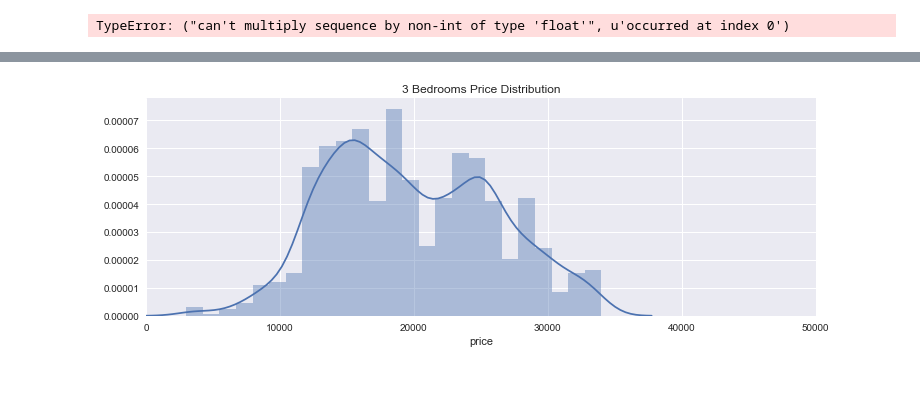
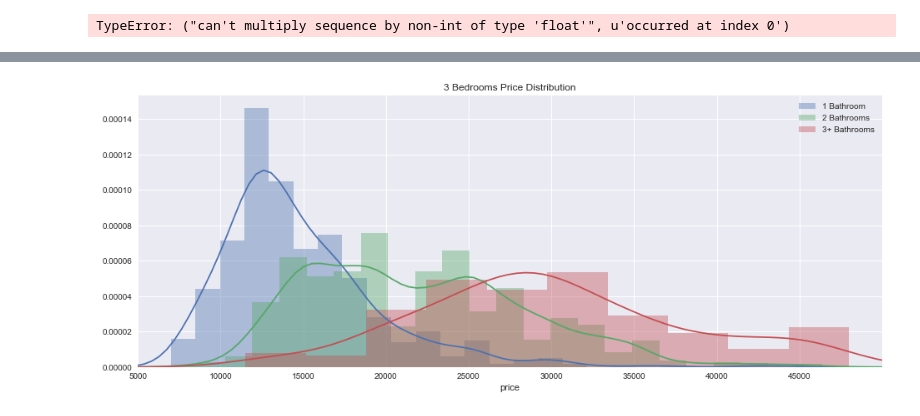
Before and after one commit to tjspross/scrapy_smartshanghai, a Jupyter notebook: ss_analysis.ipynb, the cells around one changed output, grey strips where cells are left out. Cells and saved outputs as stored; diff of their text form; code cells hidden in the pictures; blank space fills up the shorter version.

```diff
--- a/ss_analysis.ipynb
+++ b/ss_analysis.ipynb
@@ -46,7 +46,6 @@ df['publish_week']=(df['publish_time'] - pd.to_timedelta(df['publish_time'].dt.d
 
 #create rooms columns
 df['rooms'] = df['rooms'].str.replace(', [0-9]* Storage','').str.strip()
-df.loc[df['rooms']=='']
 df['rooms_BR'] = df['rooms'].str.extract('([0-9]*) Bedroom',0).fillna(0).astype('int')
 df['rooms_BA'] = df['rooms'].str.extract('.*, ([0-9]*) Bathroom',0).fillna(0).astype('int')
 
@@ -71,11 +70,27 @@ df = df.loc[~df.index.isin(sublets3.index)]
 df = df.loc[~df.index.isin(sublets.index)]
 
 for i in xrange(0,4):
-    # filtering out top 2% apartments and bottom 1%
+    # filtering out top 1% apartments
     upper_lim = df.loc[df['rooms_BR']==i]['price'].quantile(0.99)
-    lower_lim = df.loc[df['rooms_BR']==i]['price'].quantile(0.01)
     df = df.loc[~((df['price']>upper_lim) & (df['rooms_BR']==i))]
-    df = df.loc[~((df['price']<lower_lim) & (df['rooms_BR']==i))]
+
+# filtering out 4 bedrooms more than 70,000 RMB and less tahn 8000 RMB. This analysis does not concern luxury apartments
+df = df.loc[~((df['price']<8000) & (df['rooms_BR']==4))]
+df = df.loc[~((df['price']>=70000) & (df['rooms_BR']==4))]
+# filtering out 3 bedrooms less than 7000, 6000 seems to be a better cutoff
+df = df.loc[~((df['price']>=50000) & (df['rooms_BR']==3))]
+df = df.loc[~((df['price']<7000) & (df['rooms_BR']==3))]
+# filtering out 2 bedrooms less than 4500, there are some 2BR in Jiading or Putuo for 4500 or 5k
+df = df.loc[~((df['price']<4500) & (df['rooms_BR']==2))]
+df = df.loc[~((df['price']>=30000) & (df['rooms_BR']==2))]
+
+# Clean size column
+df.set_value(df['size']=='sqm','size',None)
+temp=df['size'].str.extract('([0-9]*)\+|([0-9]*)\.|([0-9]*) sqm',expand=False).replace(' ',np.nan).replace('',np.nan).fillna(0)
+df['size_int']= temp.astype('int').sum(axis=1)
+df.set_value(df['size_int']==0,'size_int',np.nan)
+# filter for obscenely small and large apartments
+df = df.loc[(df['size_int']>=15) &(df['size_int']<=300)]
 
 # Define columns
 main_cols = ['area','author','description','floor','latitude',
@@ -88,5 +103,5 @@ checkbox_cols = ['air_filter','central_aircon','balcony','dryer','dvd_player','e
 weeks = df['publish_week'].value_counts()[0:6].index
 weeks = weeks.sort_values()
 
-df = df.loc[df['longitude'].astype('str')!='']
+df = df.loc[df['longitude'].astype('str') !='']
 df = df.loc[df['latitude'].astype('str')!='']
@@ -282,8 +240,18 @@ Name: area, dtype: int64
 # %%
-plt.figure(figsize=(12,4))
-sns.distplot(df.loc[(df['rooms_BR']==3) & (~df['posted_type'].isin(['Shared apartment','Service Apartment']))]['price'],bins=25)
+plt.figure(figsize=(16,6))
+sns.distplot(df.loc[(df['rooms_BR']==3) & (df['rooms_BA']==1) &
+                    (~df['posted_type'].isin(['Shared apartment','Service Apartment']))]['price'],
+             bins=25,label='1 Bathroom')
+sns.distplot(df.loc[(df['rooms_BR']==3) & (df['rooms_BA']==2) &
+                    (~df['posted_type'].isin(['Shared apartment','Service Apartment']))]['price'],
+             bins=25,label='2 Bathrooms')
+sns.distplot(df.loc[(df['rooms_BR']==3) & (df['rooms_BA']>2) &
+                    (~df['posted_type'].isin(['Shared apartment','Service Apartment']))]['price'],
+             bins=10,label='3+ Bathrooms')
 plt.title("3 Bedrooms Price Distribution")
-plt.xlim(0,50000)
+plt.legend()
+plt.xticks(np.arange(5000,50000,5000))
+plt.xlim(5000,50000)
 plt.show()
 # %% [output]
-[figure, old version]
+[figure, new version]
```
Also changed, not shown: parts of 34 cells of this notebook, 8 other files.
